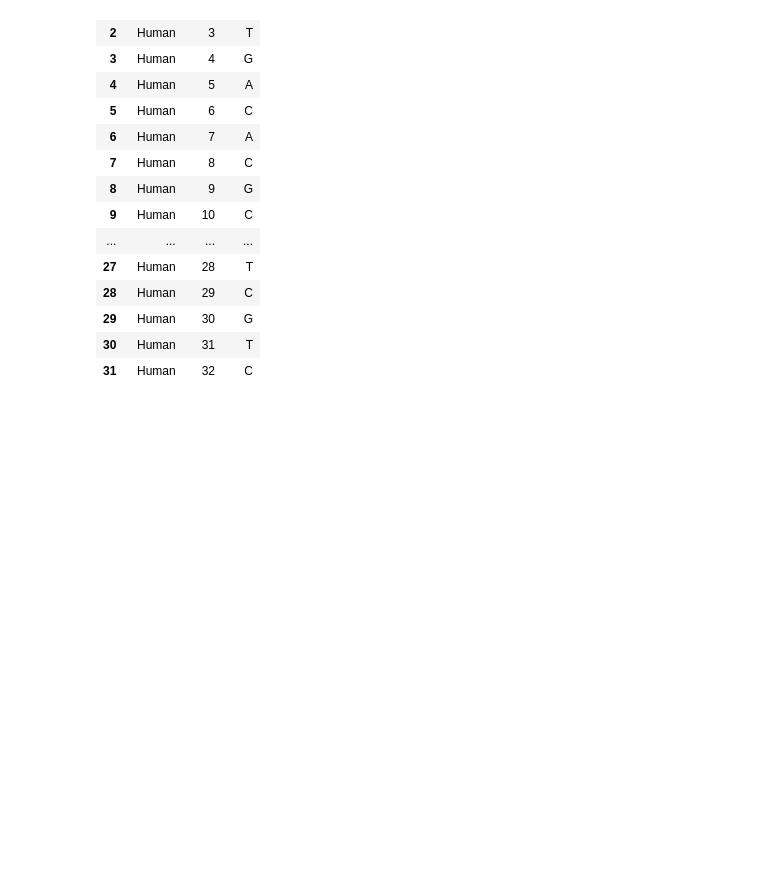
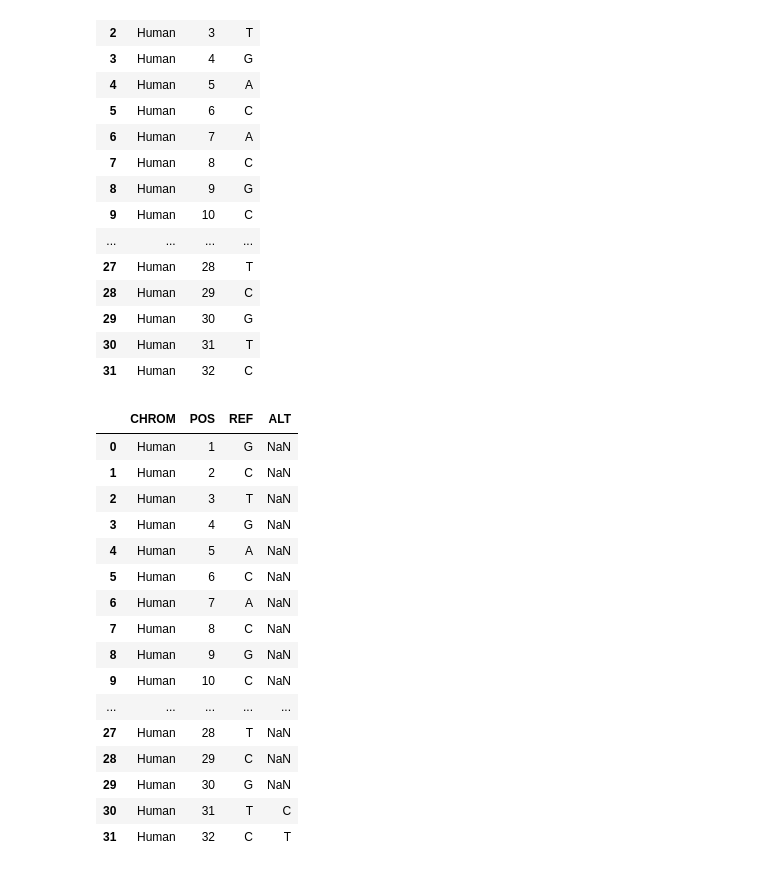
Before and after one commit to chowfi/Human-rDNA, a Jupyter notebook: Reference_Genome.ipynb, the cells around one changed output. Drawn from its saved outputs; the diff is of its cells as text; code cells hidden in the pictures; blank space fills up the shorter version.

```diff
--- a/Reference_Genome.ipynb
+++ b/Reference_Genome.ipynb
@@ -155,3 +155,25 @@ mpileup_df.head(32)
 | 29 | Human | 30 | G |
 | 30 | Human | 31 | T |
 | 31 | Human | 32 | C |
+# %%
+merged_df = mpileup_df.merge(filtered_df[['POS', 'ALT']], on='POS', how='left') #merge with filtered_df i.e. alt(majority) alleles at each position from variant calling
+
+merged_df.head(32)
+# %% [output]
+|  | CHROM | POS | REF | ALT |
+| 0 | Human | 1 | G | NaN |
+| 1 | Human | 2 | C | NaN |
+| 2 | Human | 3 | T | NaN |
+| 3 | Human | 4 | G | NaN |
+| 4 | Human | 5 | A | NaN |
+| 5 | Human | 6 | C | NaN |
+| 6 | Human | 7 | A | NaN |
+| 7 | Human | 8 | C | NaN |
+| 8 | Human | 9 | G | NaN |
+| 9 | Human | 10 | C | NaN |
+| ... | ... | ... | ... | ... |
+| 27 | Human | 28 | T | NaN |
+| 28 | Human | 29 | C | NaN |
+| 29 | Human | 30 | G | NaN |
+| 30 | Human | 31 | T | C |
+| 31 | Human | 32 | C | T |
```
Also changed, not shown: parts of 3 cells of this notebook.
